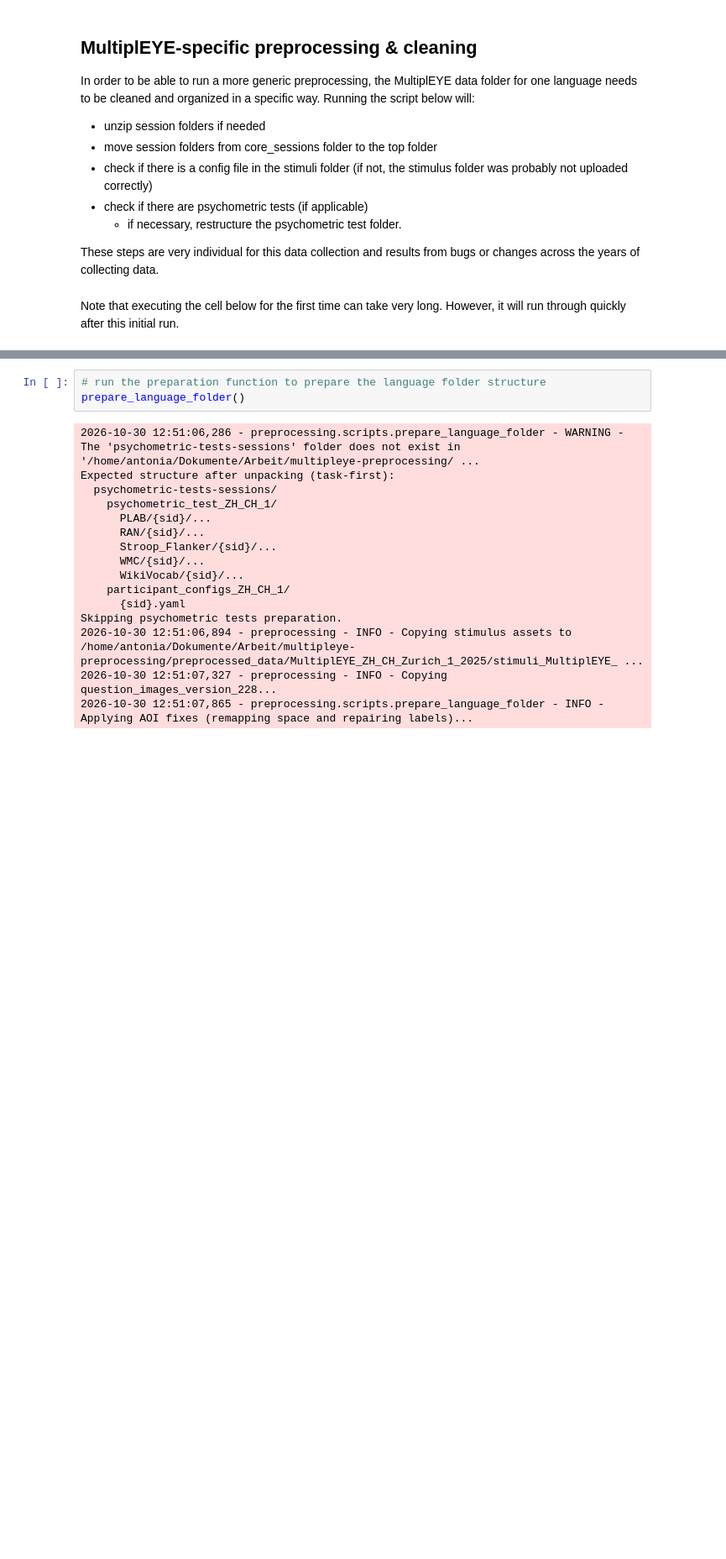
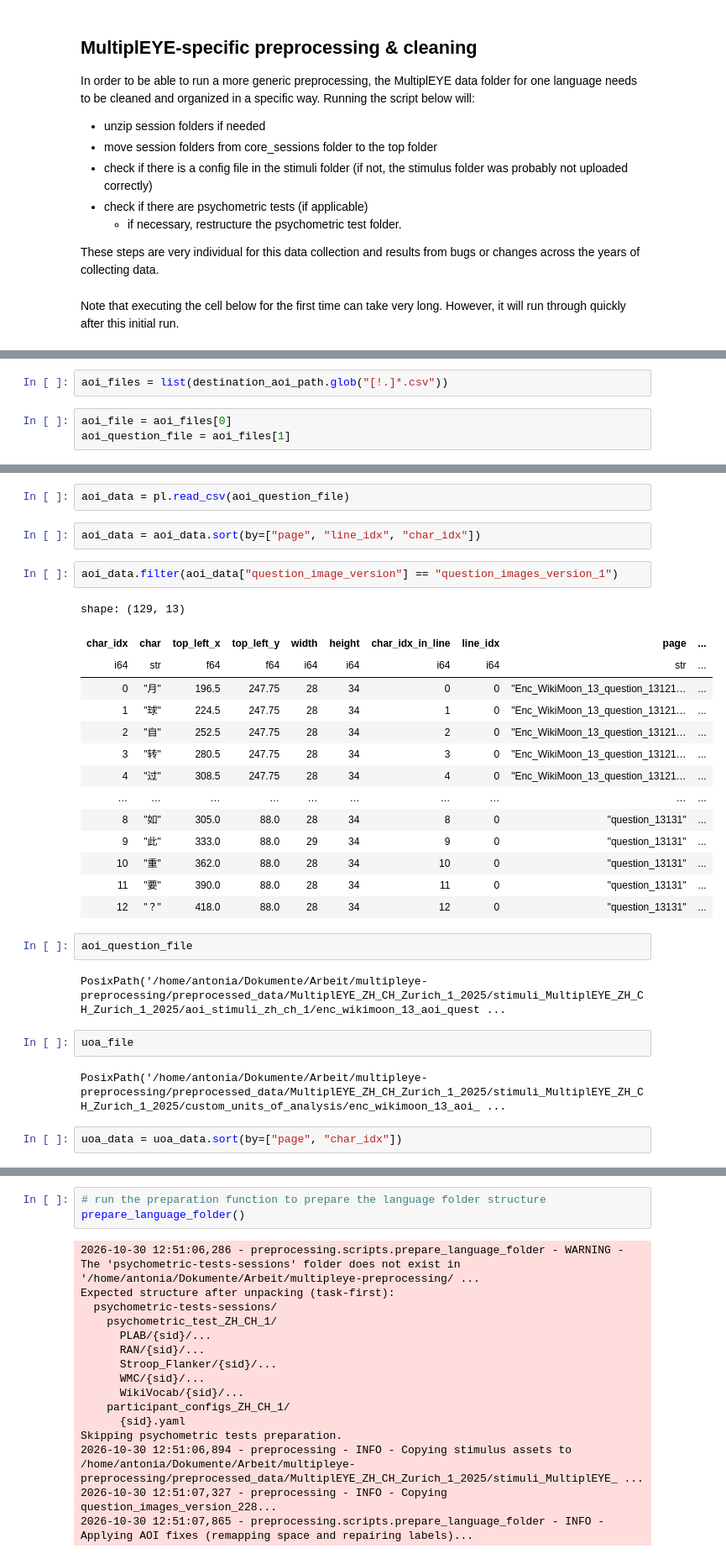
Before and after one commit to MultiplEYE-COST/multipleye-preprocessing, a Jupyter notebook: development.ipynb, the cells around one changed output, grey strips where cells are left out. Shown at 84% size. Drawn from its saved outputs; the diff is of its cells as text; blank space fills up the shorter version.

```diff
--- a/development.ipynb
+++ b/development.ipynb
@@ -95,0 +105,5 @@ Note that executing the cell below for the first time can take very long. Howeve
+# %%
+aoi_files = list(destination_aoi_path.glob("[!.]*.csv"))
+# %%
+aoi_file = aoi_files[0]
+aoi_question_file = aoi_files[1]
@@ -95,0 +200,31 @@ Note that executing the cell below for the first time can take very long. Howeve
+# %%
+aoi_data = pl.read_csv(aoi_question_file)
+# %%
+aoi_data = aoi_data.sort(by=["page", "line_idx", "char_idx"])
+# %%
+aoi_data.filter(aoi_data["question_image_version"] == "question_images_version_1")
+# %% [output]
+shape: (129, 13)
+| char_idx | char | top_left_x | top_left_y | width | height | char_idx_in_line | line_idx | page | ... |
+| i64 | str | f64 | f64 | i64 | i64 | i64 | i64 | str | ... |
+| 0 | "月" | 196.5 | 247.75 | 28 | 34 | 0 | 0 | "Enc_WikiMoon_13_question_13121… | ... |
+| 1 | "球" | 224.5 | 247.75 | 28 | 34 | 1 | 0 | "Enc_WikiMoon_13_question_13121… | ... |
+| 2 | "自" | 252.5 | 247.75 | 28 | 34 | 2 | 0 | "Enc_WikiMoon_13_question_13121… | ... |
+| 3 | "转" | 280.5 | 247.75 | 28 | 34 | 3 | 0 | "Enc_WikiMoon_13_question_13121… | ... |
+| 4 | "过" | 308.5 | 247.75 | 28 | 34 | 4 | 0 | "Enc_WikiMoon_13_question_13121… | ... |
+| … | … | … | … | … | … | … | … | … | ... |
+| 8 | "如" | 305.0 | 88.0 | 28 | 34 | 8 | 0 | "question_13131" | ... |
+| 9 | "此" | 333.0 | 88.0 | 29 | 34 | 9 | 0 | "question_13131" | ... |
+| 10 | "重" | 362.0 | 88.0 | 28 | 34 | 10 | 0 | "question_13131" | ... |
+| 11 | "要" | 390.0 | 88.0 | 28 | 34 | 11 | 0 | "question_13131" | ... |
+| 12 | "？" | 418.0 | 88.0 | 28 | 34 | 12 | 0 | "question_13131" | ... |
+# %%
+aoi_question_file
+# %% [output]
+PosixPath('/home/antonia/Dokumente/Arbeit/multipleye-preprocessing/preprocessed_data/MultiplEYE_ZH_CH_Zurich_1_2025/stimuli_MultiplEYE_ZH_CH_Zurich_1_2025/aoi_stimuli_zh_ch_1/enc_wikimoon_13_aoi_quest ...
+# %%
+uoa_file
+# %% [output]
+PosixPath('/home/antonia/Dokumente/Arbeit/multipleye-preprocessing/preprocessed_data/MultiplEYE_ZH_CH_Zurich_1_2025/stimuli_MultiplEYE_ZH_CH_Zurich_1_2025/custom_units_of_analysis/enc_wikimoon_13_aoi_ ...
+# %%
+uoa_data = uoa_data.sort(by=["page", "char_idx"])
```
Also changed, not shown: parts of 43 cells of this notebook, 1 other file.
